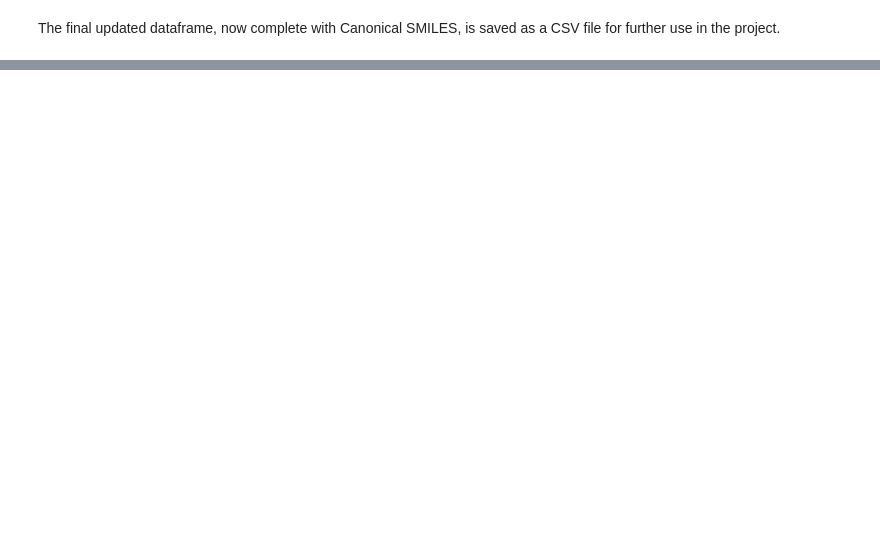
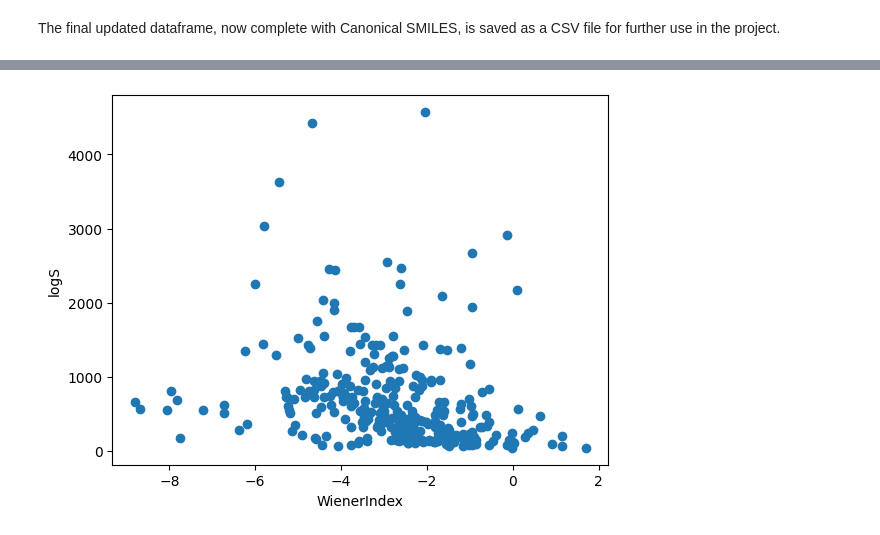
Before and after one commit to chp117/Molecular_Property_Prediction, a Jupyter notebook: Molecular_Property_Prediction.ipynb, the cells around one changed output, grey strips where cells are left out. Cells and saved outputs as stored; diff of their text form; code cells hidden in the pictures; blank space fills up the shorter version.

```diff
--- a/Molecular_Property_Prediction.ipynb
+++ b/Molecular_Property_Prediction.ipynb
@@ -197,0 +291,3 @@ df.to_csv("logS_dataset_updated.csv", index=False)
+# %%
+df = pd.read_csv('logS_dataset_updated.csv', sep=',')
+desc_df_cleaned = pd.read_csv('desc_df_cleaned.csv', sep=',')
@@ -197,0 +440,16 @@ df.to_csv("logS_dataset_updated.csv", index=False)
+# %%
+from mordred import WienerIndex
+from rdkit import Chem
+
+wiener_index = WienerIndex.WienerIndex()
+result_wiener = []
+
+for index, row in df.iterrows():
+    smile = row['Canonical_SMILES']
+    mol = Chem.MolFromSmiles(smile)
+    result_wiener.append(wiener_index(mol))
+
+df_new = df
+df_new['WienerIndex'] = result_wiener
+
+df_new
@@ -197,0 +470,9 @@ df.to_csv("logS_dataset_updated.csv", index=False)
+# %%
+import matplotlib.pyplot as plt
+
+plt.scatter(df['logS'], df_new.WienerIndex)
+plt.xlabel('WienerIndex')
+plt.ylabel('logS')
+plt.show()
+# %% [output]
+[figure, added]
```
Also changed, not shown: parts of 34 cells of this notebook, 3 other files.
